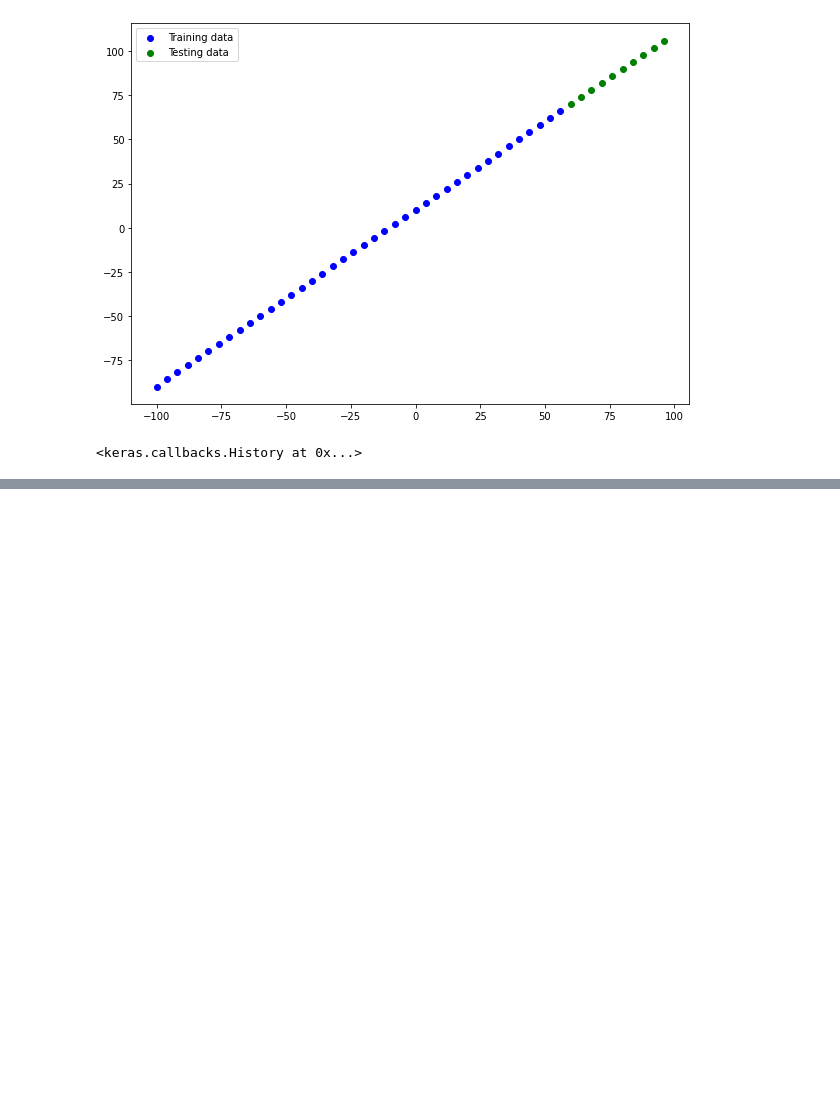
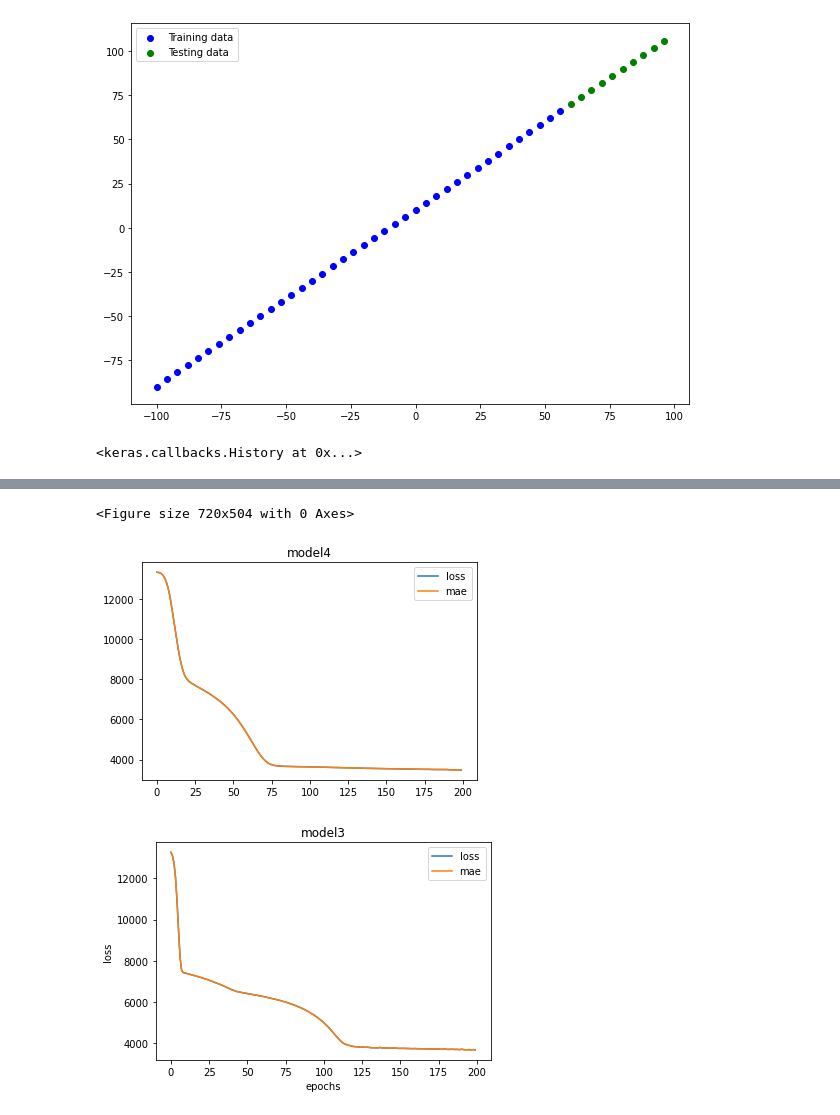
Before and after one commit to Rubnserrano/TF-Certification, a Jupyter notebook: 01_curso_tensorflow_certificate.ipynb, the cells around one changed output, grey strips where cells are left out. Cells and saved outputs as stored; diff of their text form; code cells hidden in the pictures; blank space fills up the shorter version.

```diff
--- a/01_curso_tensorflow_certificate.ipynb
+++ b/01_curso_tensorflow_certificate.ipynb
@@ -190,0 +450,33 @@ plot_predictions()
+# %%
+from sklearn.compose import make_column_transformer
+from sklearn.preprocessing import MinMaxScaler, OneHotEncoder
+
+ct = make_column_transformer(
+    (MinMaxScaler(), ["age", "bmi", "children"]), # get all values between 0 and 1
+    (OneHotEncoder(handle_unknown="ignore"), ["sex", "smoker", "region"])
+)
+
+X = insurance.drop('charges', axis=1)
+y = insurance['charges']
+
+X_train, X_test, y_train, y_test = train_test_split(X,y, test_size=0.2, random_state=42)
+
+ct.fit(X_train)
+
+X_train_normal = ct.transform(X_train)
+X_test_normal = ct.transform(X_test)
+# %%
+tf.random.set_seed(42)
+
+model_04 = tf.keras.Sequential([
+  tf.keras.layers.Dense(100),
+  tf.keras.layers.Dense(10),
+  tf.keras.layers.Dense(1)
+])
+
+model_04.compile(loss=tf.keras.losses.mae,
+                          optimizer=tf.keras.optimizers.Adam(),
+                          metrics=['mae'])
+
+historial4 = model_04.fit(X_train_normal, y_train, epochs=200, verbose=0)
+model_04.evaluate(X_train_normal, y_train)
@@ -190,0 +486,15 @@ plot_predictions()
+# %%
+plt.figure(figsize=(10,7))
+
+pd.DataFrame(historial4.history).plot(title = 'model4')
+pd.DataFrame(historial3.history).plot(title = 'model3')
+
+
+plt.legend()
+plt.ylabel("loss")
+plt.xlabel('epochs')
+plt.show()
+# %% [output]
+<Figure size 720x504 with 0 Axes>
+[figure, added]
+[figure, added]
```
Also changed, not shown: parts of 32 cells of this notebook.
